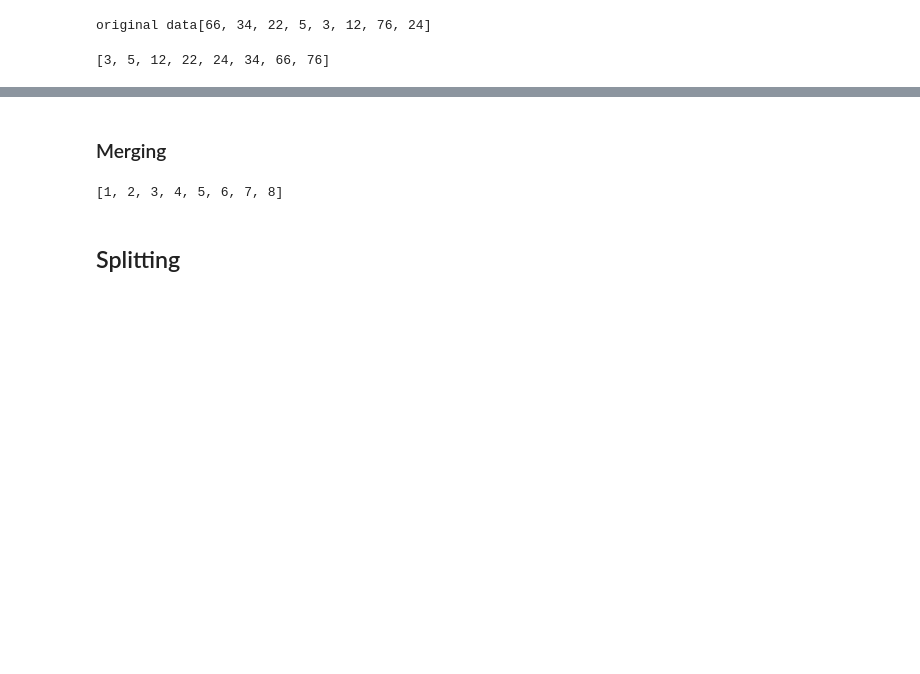
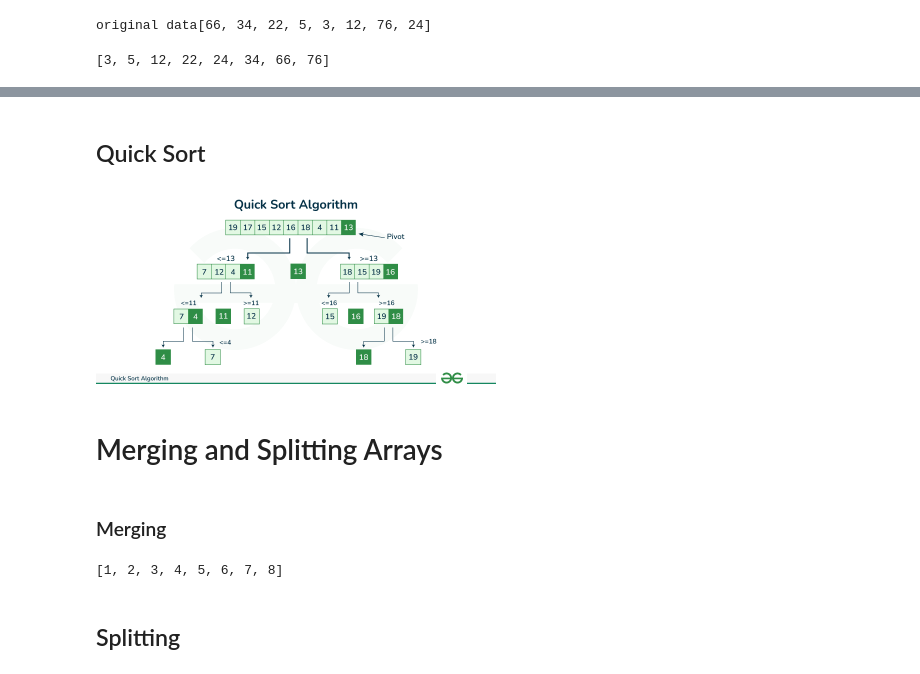
Before and after one commit to m-iliyas-m/DSA-with-Python, a Jupyter notebook: Arrays.ipynb, the cells around one changed output, grey strips where cells are left out. Saved outputs shown, nothing was run; the diff lists cells and outputs as text; code cells hidden in the pictures; blank space fills up the shorter version.

```diff
--- a/Arrays.ipynb
+++ b/Arrays.ipynb
@@ -181,3 +197,11 @@ original data[66, 34, 22, 5, 3, 12, 76, 24]
+# %% [markdown]
+## Quick Sort
+# %%
+Image(filename='img/Quick-Sort.png',width=400)
+# %% [output]
+[figure, added]
+# %% [markdown]
+# Merging and Splitting Arrays
 # %% [markdown]
 ### Merging
 # %%
```
Also changed, not shown: parts of 6 cells of this notebook, 5 other files.
